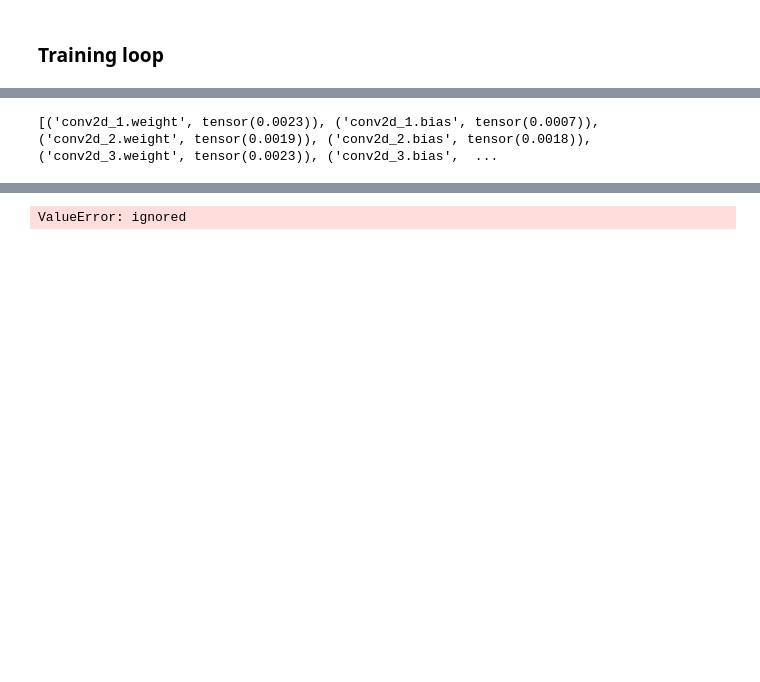
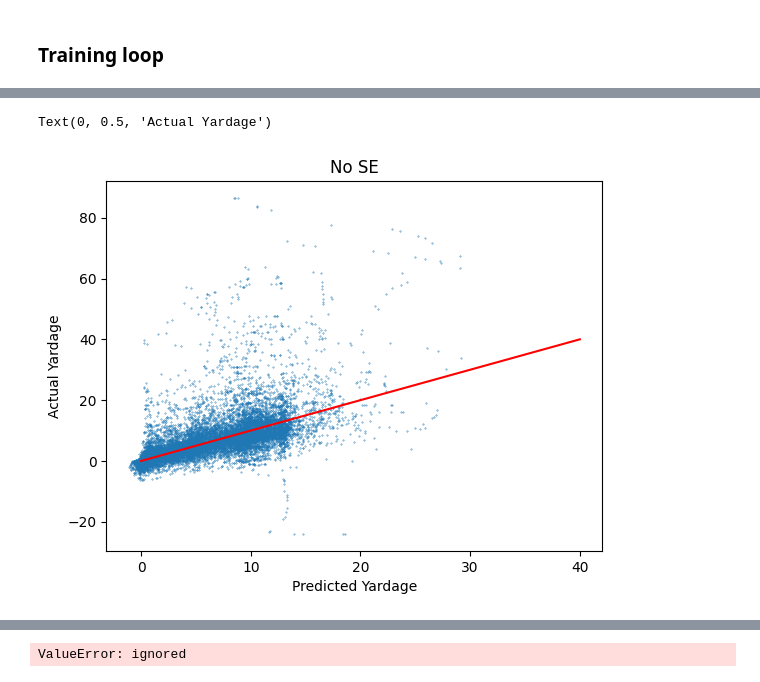
Before and after one commit to hinayatali9/BigDataBowl2024, a Jupyter notebook: BDB24_Pipeline.ipynb, the cells around one changed output, grey strips where cells are left out. Cells and saved outputs as stored; diff of their text form; code cells hidden in the pictures; blank space fills up the shorter version.

```diff
--- a/BDB24_Pipeline.ipynb
+++ b/BDB24_Pipeline.ipynb
@@ -760,7 +1038,7 @@ class Test(nn.Module):
 ### Create dataloaders to support batched training
 # %%
 train_dataset = TensorDataset(train_x, train_y)
-val_dataset = TensorDataset(val_x, val_y)
+val_dataset = TensorDataset(test_x, test_y)
 
-train_loader = DataLoader(train_dataset, batch_size=4, shuffle=True)
-val_loader = DataLoader(val_dataset, batch_size=4, shuffle=False)
+train_loader = DataLoader(train_dataset, batch_size=16, shuffle=True)
+val_loader = DataLoader(val_dataset, batch_size=16, shuffle=False)
@@ -778,7 +1055,15 @@ def accuracy_within_one(y_pred, y_true):
     y_pred (torch.Tensor): The predicted values.
     y_true (torch.Tensor): The actual values.
 
-    Returns:
+    Retx_compressurns:
+
+        # Matchup Attention
+
+                # x = self.se_3(x)
+        # x = self.ma_3(x)
+        # x = self.dropout(x)
+        # MaxPooling2D and AvgPool2D layers
+        xmax = F.max_pool2d(x, (1, 10))
     float: The accuracy of the predictions within a range of ±1.
     """
     # Ensure that y_pred and y_true are both tensors
@@ -786,13 +1071,11 @@ def accuracy_within_one(y_pred, y_true):
         y_pred = torch.tensor(y_pred)
     if not isinstance(y_true, torch.Tensor):
         y_true = torch.tensor(y_true)
-
     # Calculate the absolute difference
     diff = torch.abs(y_pred - y_true)
 
     # Count how many predictions are within ±1
     correct = torch.sum(diff <= 1.0)
-
     # Calculate the accuracy
     accuracy = correct.item() / len(y_pred)
     return accuracy
@@ -848,15 +1146,15 @@ for name, parameter in model.named_parameters():
 # %%
 torch.cuda.manual_seed(42)
 torch.manual_seed(42)
-epochs = 100
-model = Basic()
+epochs = 10
+model = SN2()
 # for name, parameter in model.named_parameters():
 #     parameter.requires_grad = True
 
 layer_gradients = []
-optimizer = torch.optim.Adam(model.parameters(), lr=0.003)
-criterion = nn.MSELoss()
-# Train the model for <epochs> epochs
+optimizer = torch.optim.Adam(model.parameters(), lr=0.003, weight_decay=1e-5)
+criterion = nn.L1Loss()
+# Train the model for <epochs> epochs     x = torch.flatten(x, start_dim=1)
 layer_gradients = []
 for epoch in range(epochs):
     model.train()
@@ -921,4 +1211,0 @@ Epoch 99, Train Loss: 0.1597733074908668, Validation Loss: 0.3823803612623213, V
-# %%
-print(layer_gradients)
-# %% [output]
-[('conv2d_1.weight', tensor(0.0023)), ('conv2d_1.bias', tensor(0.0007)), ('conv2d_2.weight', tensor(0.0019)), ('conv2d_2.bias', tensor(0.0018)), ('conv2d_3.weight', tensor(0.0023)), ('conv2d_3.bias',  ...
@@ -924,0 +1238,17 @@ print(layer_gradients)
+# %%
+all_outputs = []
+all_expected = []
+for cur_val_x, cur_val_y in val_loader:
+     val_outputs = model(cur_val_x)
+     all_outputs.extend(val_outputs.tolist())
+     all_expected.extend(cur_val_y.tolist())
+# %%
+from matplotlib import pyplot as plt
+plt.plot([0,40],[0,40], color='red')
+plt.scatter(all_outputs, all_expected, s=0.1, alpha=1.0)
+plt.title('No SE')
+plt.xlabel('Predicted Yardage')
+plt.ylabel('Actual Yardage')
+# %% [output]
+Text(0, 0.5, 'Actual Yardage')
+[figure, added]
```
Also changed, not shown: parts of 59 cells of this notebook.
